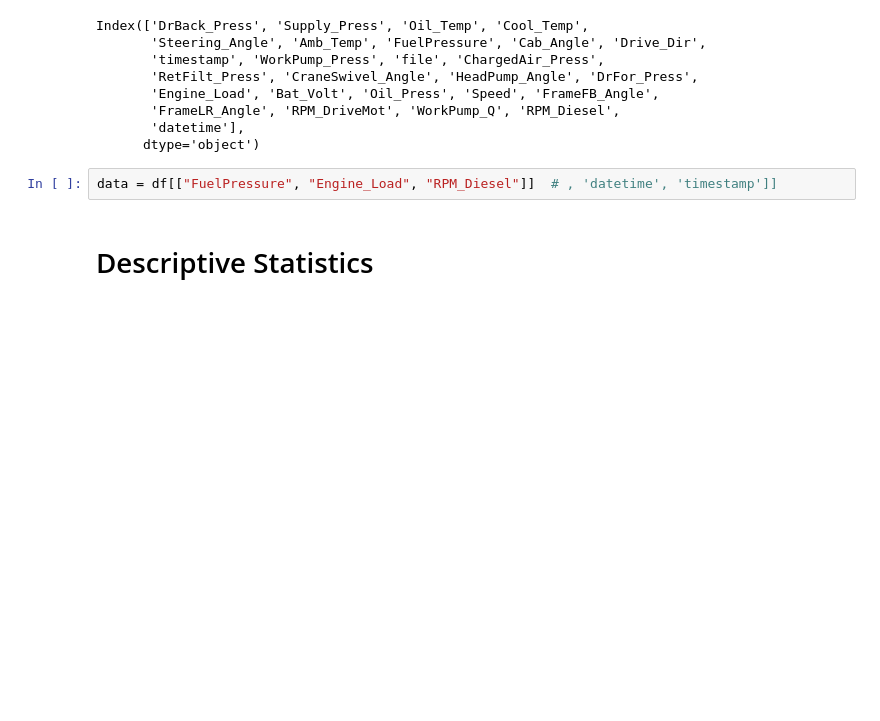
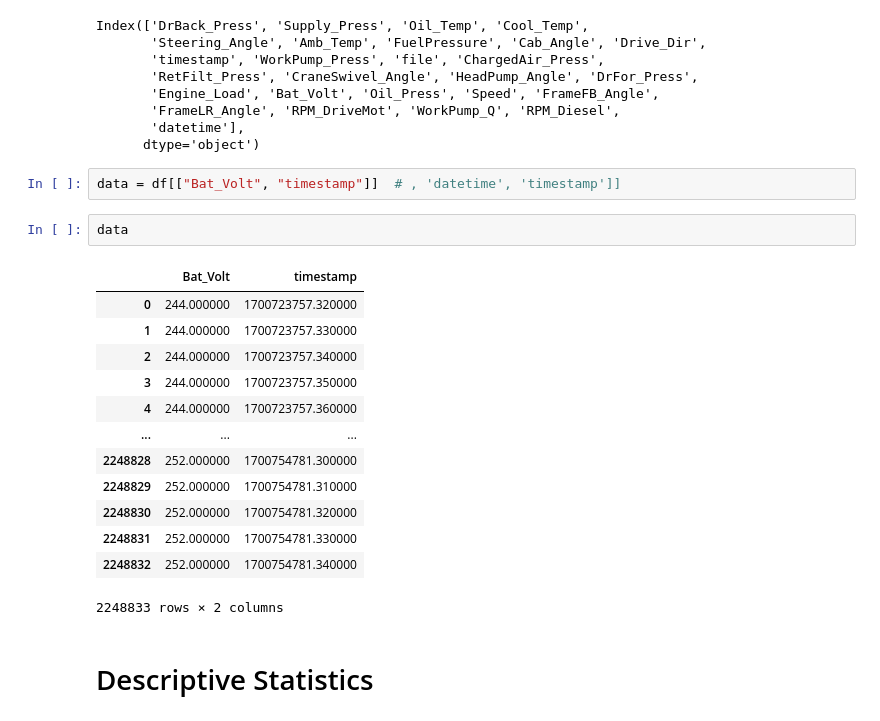
Before and after one commit to uzhankocaman/concept_implementation, a Jupyter notebook: analysis/data_diesel_battery.ipynb, the cells around one changed output. Saved outputs shown, nothing was run; the diff lists cells and outputs as text; blank space fills up the shorter version.

```diff
--- a/analysis/data_diesel_battery.ipynb
+++ b/analysis/data_diesel_battery.ipynb
@@ -34,7 +34,23 @@ Index(['DrBack_Press', 'Supply_Press', 'Oil_Temp', 'Cool_Temp',
        'datetime'],
       dtype='object')
 # %%
-data = df[["FuelPressure", "Engine_Load", "RPM_Diesel"]]  # , 'datetime', 'timestamp']]
+data = df[["Bat_Volt", "timestamp"]]  # , 'datetime', 'timestamp']]
+# %%
+data
+# %% [output]
+|  | Bat_Volt | timestamp |
+| 0 | 244.000000 | 1700723757.320000 |
+| 1 | 244.000000 | 1700723757.330000 |
+| 2 | 244.000000 | 1700723757.340000 |
+| 3 | 244.000000 | 1700723757.350000 |
+| 4 | 244.000000 | 1700723757.360000 |
+| ... | ... | ... |
+| 2248828 | 252.000000 | 1700754781.300000 |
+| 2248829 | 252.000000 | 1700754781.310000 |
+| 2248830 | 252.000000 | 1700754781.320000 |
+| 2248831 | 252.000000 | 1700754781.330000 |
+| 2248832 | 252.000000 | 1700754781.340000 |
+2248833 rows × 2 columns
 # %% [markdown]
 # Descriptive Statistics
 # %%
```
Also changed, not shown: parts of 10 cells of this notebook.
